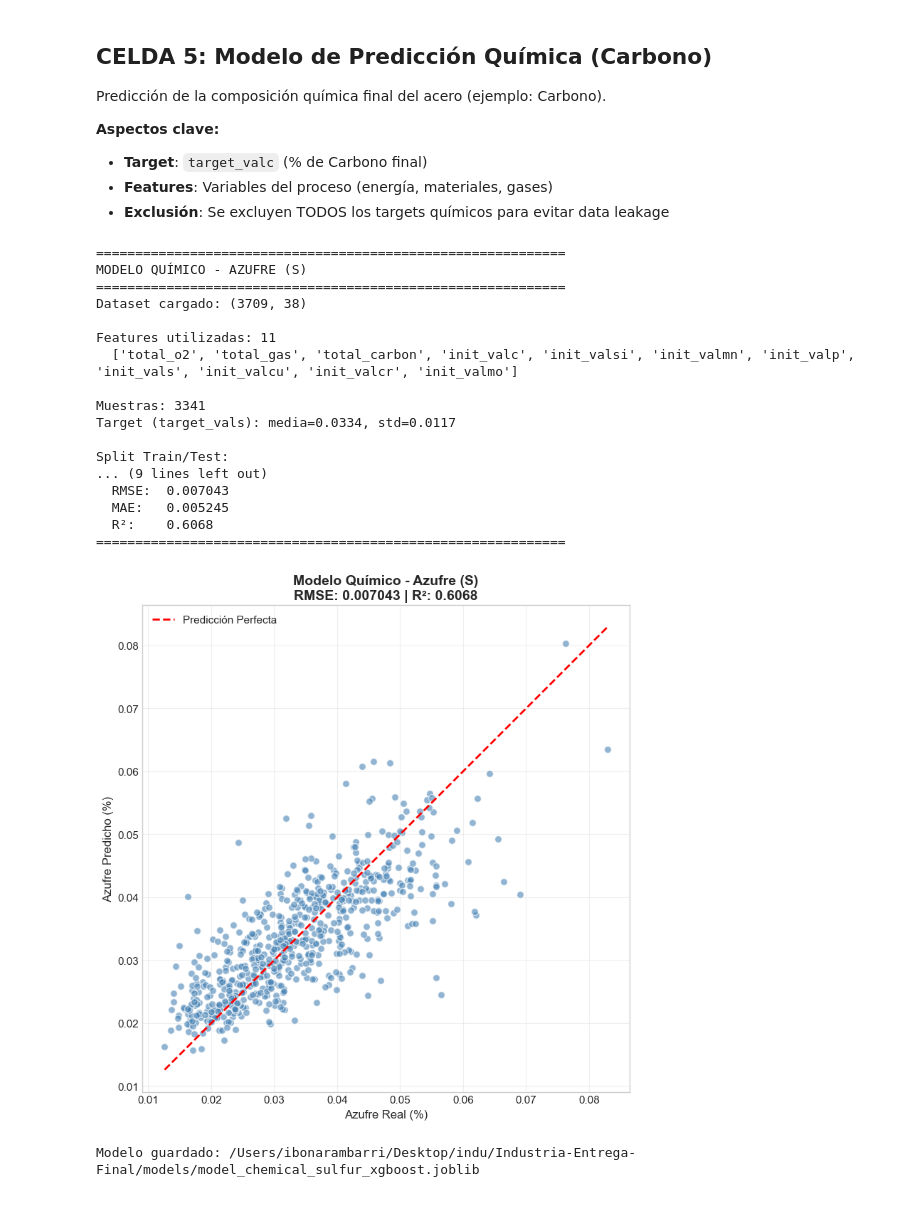
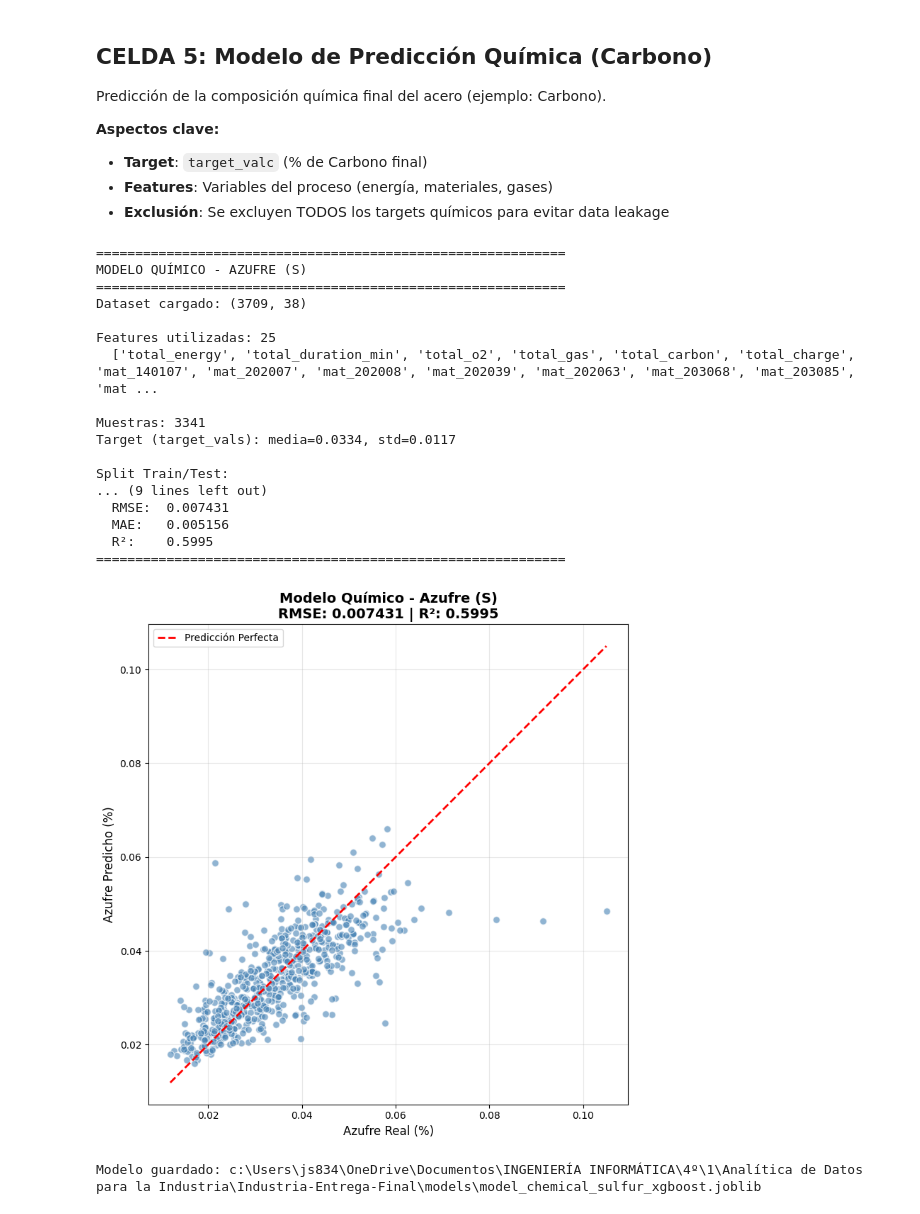
Before and after one commit to javiers2004/Industria-Entrega-Final, a Jupyter notebook: EAF_notebook.ipynb, the cells around one changed output. Cells and saved outputs as stored; diff of their text form; code cells hidden in the pictures.

```diff
--- a/EAF_notebook.ipynb
+++ b/EAF_notebook.ipynb
@@ -693,7 +693,7 @@ print("="*60)
 # -----------------------------------------------------------------------------
 # 1. CARGA DEL DATASET
 # -----------------------------------------------------------------------------
-df_chem_model = pd.read_csv(DATA_PROCESSED / 'dataset_chemical.csv')
+df_chem_model = pd.read_csv(DATA_PROCESSED / 'dataset_final_chemical.csv')
 print(f"Dataset cargado: {df_chem_model.shape}")
 
 # -----------------------------------------------------------------------------
@@ -815,37 +815,37 @@ ax.plot(lims, lims, 'r--', linewidth=2, label='Predicción Perfecta')
 ax.set_xlabel('Azufre Real (%)', fontsize=12)
 ax.set_ylabel('Azufre Predicho (%)', fontsize=12)
 ax.set_title(f'Modelo Químico - Azufre (S)\nRMSE: {rmse_c:.6f} | R²: {r2_c:.4f}',
              fontsize=14, fontweight='bold')
 ax.legend(loc='upper left')
 ax.grid(True, alpha=0.3)
 ax.set_aspect('equal', adjustable='box')
 
 plt.tight_layout()
 plt.show()
 
 # -----------------------------------------------------------------------------
 # 8. GUARDAR MODELO
 # -----------------------------------------------------------------------------
 model_path_s = MODELS_DIR / 'model_chemical_sulfur_xgboost.joblib'
 joblib.dump(model_sulfur, model_path_s)
 print(f"\nModelo guardado: {model_path_s}")
 # %% [output]
 ============================================================
 MODELO QUÍMICO - AZUFRE (S)
 ============================================================
 Dataset cargado: (3709, 38)
 
-Features utilizadas: 11
-  ['total_o2', 'total_gas', 'total_carbon', 'init_valc', 'init_valsi', 'init_valmn', 'init_valp', 'init_vals', 'init_valcu', 'init_valcr', 'init_valmo']
+Features utilizadas: 25
+  ['total_energy', 'total_duration_min', 'total_o2', 'total_gas', 'total_carbon', 'total_charge', 'mat_140107', 'mat_202007', 'mat_202008', 'mat_202039', 'mat_202063', 'mat_203068', 'mat_203085', 'mat ...
 
 Muestras: 3341
 Target (target_vals): media=0.0334, std=0.0117
 
 Split Train/Test:
 ... (9 lines left out)
-  RMSE:  0.007043
-  MAE:   0.005245
-  R²:    0.6068
+  RMSE:  0.007431
+  MAE:   0.005156
+  R²:    0.5995
 ============================================================
-[figure, old version]
+[figure, new version]
-Modelo guardado: /Users/ibonarambarri/Desktop/indu/Industria-Entrega-Final/models/model_chemical_sulfur_xgboost.joblib
+Modelo guardado: c:\Users\js834\OneDrive\Documentos\INGENIERÍA INFORMÁTICA\4º\1\Analítica de Datos para la Industria\Industria-Entrega-Final\models\model_chemical_sulfur_xgboost.joblib
```
Also changed, not shown: parts of 5 cells of this notebook, 6 other files.
